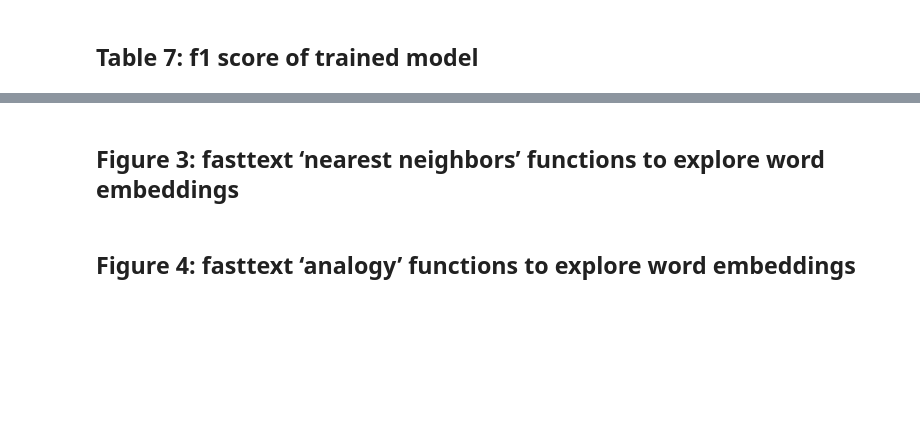
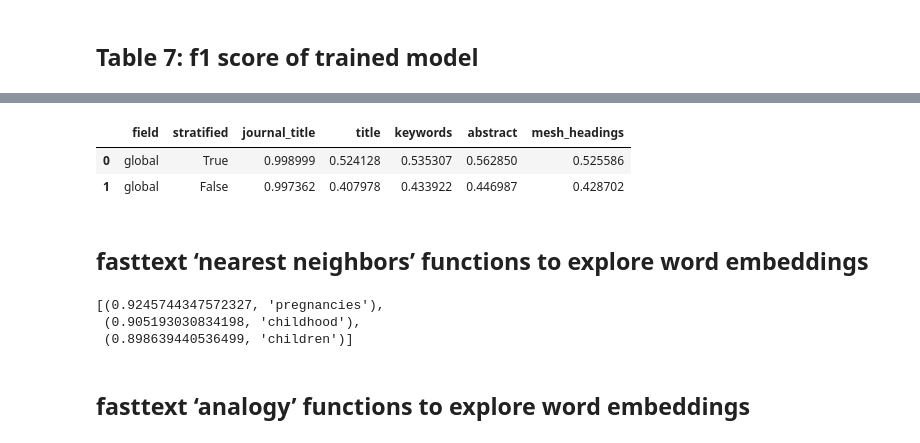
Before and after one commit to dataesr/scientific-tagger, a Jupyter notebook: notebooks/Article_Table_Figures.ipynb, the cells around one changed output, grey strips where cells are left out. Saved outputs shown, nothing was run; the diff lists cells and outputs as text; code cells hidden in the pictures; blank space fills up the shorter version.

```diff
--- a/notebooks/Article_Table_Figures.ipynb
+++ b/notebooks/Article_Table_Figures.ipynb
@@ -351,2 +470,35 @@ fig.update_yaxes(tickformat=".2%")
 # %% [markdown]
 ## Table 7: f1 score of trained model
+# %%
+stats = {}
+
+for f in ['journal_title', 'title', 'keywords', 'abstract', 'mesh_headings']:
+
+    print("training "+f, flush=True)
+
+    for is_stratified in [True, False]:
+
+        model = fasttext.train_supervised(f'{collection}_train_{f}_strat{is_stratified}.txt',
+                                           wordNgrams = 2,
+                                           minCount = 20,
+                                           loss='ova',
+                                           epoch = 50)
+        model_filename = f"{collection}_model_{f}_strat{is_stratified}.model"
+        model.save_model(model_filename)
+        #upload_object("models", model_filename)
+        print(model_filename)
+
+
+        print(f'{collection}_test_{f}_strat{is_stratified}.txt')
+
+
+        stats[f"{f}_train_{is_stratified}_test_{is_stratified}"] = model.test_label(f'{collection}_test_{f}_strat{is_stratified}.txt', k=-1, threshold=0.5)
+
+        test = model.test(f'{collection}_test_{f}_strat{is_stratified}.txt', k=-1, threshold=0.5)
+        precision = test[1]
+        recall = test[2]
+        f1 = 2*(recall * precision) / (recall + precision)
+        global_stats = {'precision': precision,
+                       'recall': recall,
+                       'f1score': f1}
+        stats[f"{f}_train_{is_stratified}_test_{is_stratified}"]['global'] = global_stats
@@ -353,2 +523,16 @@ fig.update_yaxes(tickformat=".2%")
+# %%
+stats2 = []
+for label in ['global']:
+    for s in [True, False]:
+        current_stat = {"field": label, "stratified": s}
+        for f in ['journal_title', 'title', 'keywords', 'abstract', 'mesh_headings']:
+            current_stat[f] = stats[f'{f}_train_{s}_test_{s}'][label]['f1score']
+        stats2.append(current_stat.copy())
+df_stats = pd.DataFrame(stats2)
+df_stats
+# %% [output]
+|  | field | stratified | journal_title | title | keywords | abstract | mesh_headings |
+| 0 | global | True | 0.998999 | 0.524128 | 0.535307 | 0.562850 | 0.525586 |
+| 1 | global | False | 0.997362 | 0.407978 | 0.433922 | 0.446987 | 0.428702 |
 # %% [markdown]
-## Figure 3: fasttext ‘nearest neighbors’ functions to explore word embeddings
+## fasttext ‘nearest neighbors’ functions to explore word embeddings
@@ -355,2 +543,8 @@ fig.update_yaxes(tickformat=".2%")
+# %%
+model.get_nearest_neighbors("infants")[0:3]
+# %% [output]
+[(0.9245744347572327, 'pregnancies'),
+ (0.905193030834198, 'childhood'),
+ (0.898639440536499, 'children')]
 # %% [markdown]
-## Figure 4: fasttext ‘analogy’ functions to explore word embeddings
+## fasttext ‘analogy’ functions to explore word embeddings
```
Also changed, not shown: parts of 25 cells of this notebook, 2 other files.
